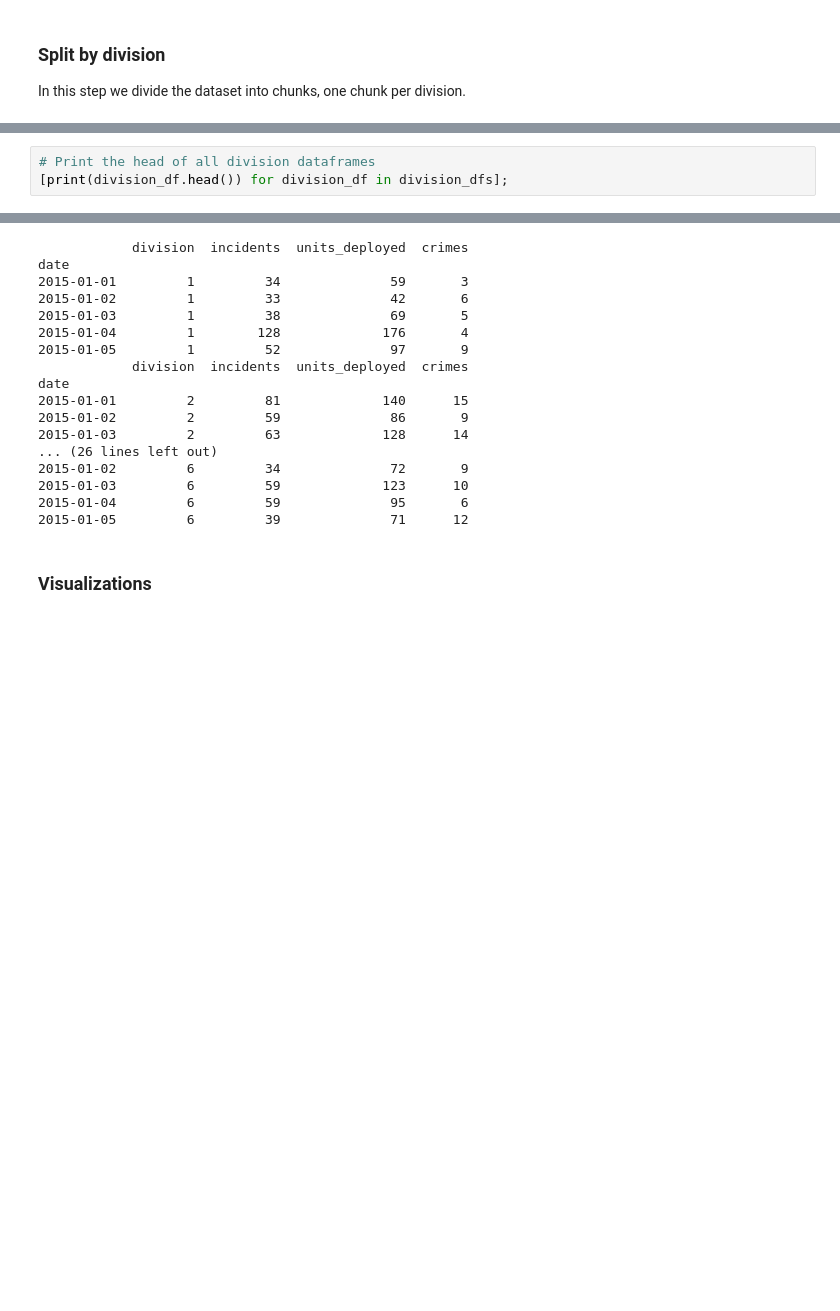
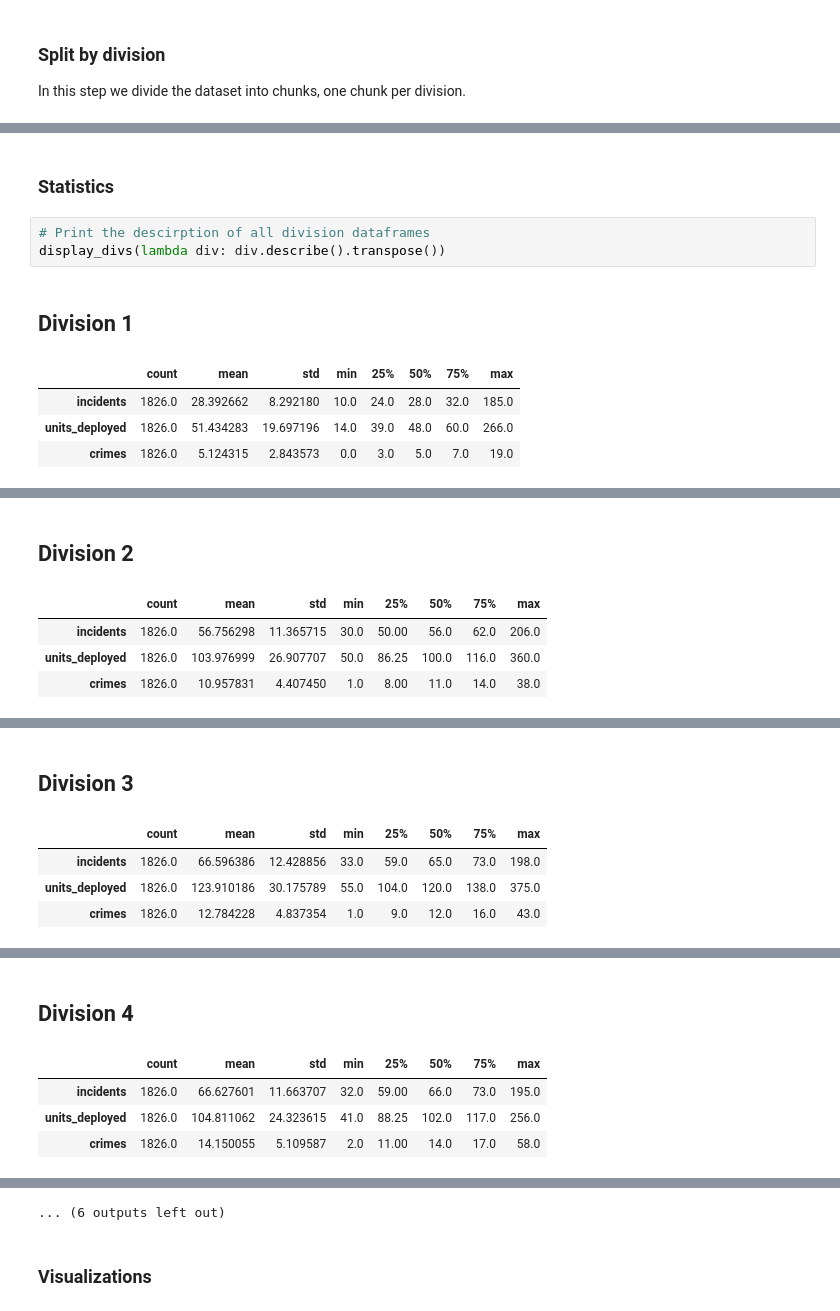
Before and after one commit to naderghanbari/mcgill-capstone, a Jupyter notebook: capstone_models.ipynb, the cells around one changed output, grey strips where cells are left out. Cells and saved outputs as stored; diff of their text form; blank space fills up the shorter version.

Commit message:
Render statistics

```diff
--- a/capstone_models.ipynb
+++ b/capstone_models.ipynb
@@ -46,4 +95,11 @@ division_dfs = [pd.DataFrame(y) for x, y in df.groupby("division", as_index=Fals
+# %% [markdown]
+### Statistics
 # %%
-# Print the head of all division dataframes
-[print(division_df.head()) for division_df in division_dfs];
+# Print the descirption of all division dataframes
+display_divs(lambda div: div.describe().transpose())
 # %% [output]
+Division 1
+|  | count | mean | std | min | 25% | 50% | 75% | max |
+| incidents | 1826.0 | 28.392662 | 8.292180 | 10.0 | 24.0 | 28.0 | 32.0 | 185.0 |
+| units_deployed | 1826.0 | 51.434283 | 19.697196 | 14.0 | 39.0 | 48.0 | 60.0 | 266.0 |
+| crimes | 1826.0 | 5.124315 | 2.843573 | 0.0 | 3.0 | 5.0 | 7.0 | 19.0 |
@@ -49,0 +107,5 @@ division_dfs = [pd.DataFrame(y) for x, y in df.groupby("division", as_index=Fals
+Division 2
+|  | count | mean | std | min | 25% | 50% | 75% | max |
+| incidents | 1826.0 | 56.756298 | 11.365715 | 30.0 | 50.00 | 56.0 | 62.0 | 206.0 |
+| units_deployed | 1826.0 | 103.976999 | 26.907707 | 50.0 | 86.25 | 100.0 | 116.0 | 360.0 |
+| crimes | 1826.0 | 10.957831 | 4.407450 | 1.0 | 8.00 | 11.0 | 14.0 | 38.0 |
@@ -49,0 +113,5 @@ division_dfs = [pd.DataFrame(y) for x, y in df.groupby("division", as_index=Fals
+Division 3
+|  | count | mean | std | min | 25% | 50% | 75% | max |
+| incidents | 1826.0 | 66.596386 | 12.428856 | 33.0 | 59.0 | 65.0 | 73.0 | 198.0 |
+| units_deployed | 1826.0 | 123.910186 | 30.175789 | 55.0 | 104.0 | 120.0 | 138.0 | 375.0 |
+| crimes | 1826.0 | 12.784228 | 4.837354 | 1.0 | 9.0 | 12.0 | 16.0 | 43.0 |
@@ -49,0 +119,5 @@ division_dfs = [pd.DataFrame(y) for x, y in df.groupby("division", as_index=Fals
+Division 4
+|  | count | mean | std | min | 25% | 50% | 75% | max |
+| incidents | 1826.0 | 66.627601 | 11.663707 | 32.0 | 59.00 | 66.0 | 73.0 | 195.0 |
+| units_deployed | 1826.0 | 104.811062 | 24.323615 | 41.0 | 88.25 | 102.0 | 117.0 | 256.0 |
+| crimes | 1826.0 | 14.150055 | 5.109587 | 2.0 | 11.00 | 14.0 | 17.0 | 58.0 |
@@ -50,20 +125,4 @@ division_dfs = [pd.DataFrame(y) for x, y in df.groupby("division", as_index=Fals
-            division  incidents  units_deployed  crimes
-date
-2015-01-01         1         34              59       3
-2015-01-02         1         33              42       6
-2015-01-03         1         38              69       5
-2015-01-04         1        128             176       4
-2015-01-05         1         52              97       9
-            division  incidents  units_deployed  crimes
-date
-2015-01-01         2         81             140      15
-2015-01-02         2         59              86       9
-2015-01-03         2         63             128      14
-... (26 lines left out)
-2015-01-02         6         34              72       9
-2015-01-03         6         59             123      10
-2015-01-04         6         59              95       6
-2015-01-05         6         39              71      12
+... (6 outputs left out)
 # %% [markdown]
 ### Visualizations
 # %%
```
Also changed, not shown: parts of 5 cells of this notebook.
